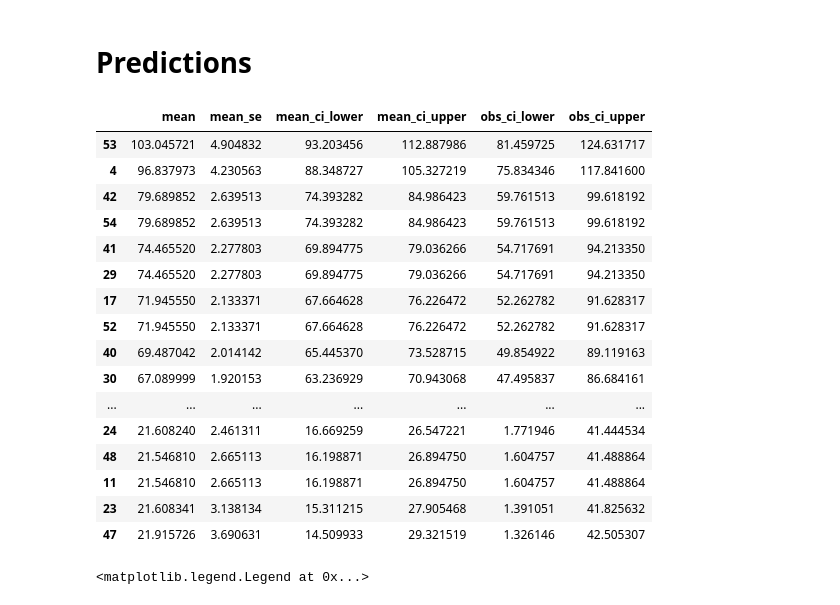
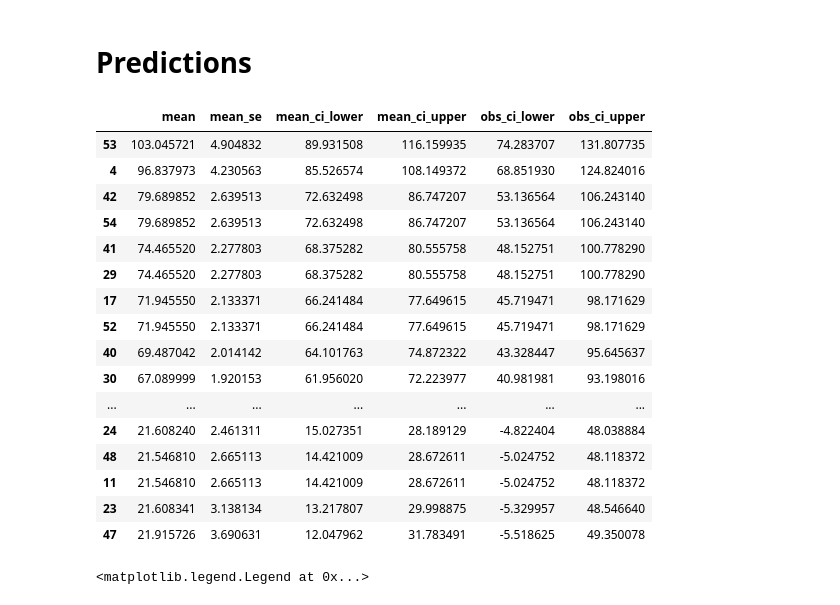
Before and after one commit to orie3120/orie3120-sp2020, a Jupyter notebook: demos/collinearity.ipynb, the cells around one changed output. Cells and saved outputs as stored; diff of their text form; code cells hidden in the pictures.

```diff
--- a/demos/collinearity.ipynb
+++ b/demos/collinearity.ipynb
@@ -328,25 +328,25 @@ Y, X = dmatrices('usage ~ 1 + temperature + np.power(temperature, 2)', data=usag
 model = sm.OLS(Y, X).fit()
 # %%
 predictions = model.get_prediction(X)
-predictions.summary_frame(alpha=0.05) # alpha=0.05 -> 95% confidence interval
+predictions.summary_frame(alpha=0.01) # alpha=0.05 -> 95% confidence interval
 # %% [output]
 |  | mean | mean_se | mean_ci_lower | mean_ci_upper | obs_ci_lower | obs_ci_upper |
-| 53 | 103.045721 | 4.904832 | 93.203456 | 112.887986 | 81.459725 | 124.631717 |
-| 4 | 96.837973 | 4.230563 | 88.348727 | 105.327219 | 75.834346 | 117.841600 |
-| 42 | 79.689852 | 2.639513 | 74.393282 | 84.986423 | 59.761513 | 99.618192 |
-| 54 | 79.689852 | 2.639513 | 74.393282 | 84.986423 | 59.761513 | 99.618192 |
-| 41 | 74.465520 | 2.277803 | 69.894775 | 79.036266 | 54.717691 | 94.213350 |
-| 29 | 74.465520 | 2.277803 | 69.894775 | 79.036266 | 54.717691 | 94.213350 |
-| 17 | 71.945550 | 2.133371 | 67.664628 | 76.226472 | 52.262782 | 91.628317 |
-| 52 | 71.945550 | 2.133371 | 67.664628 | 76.226472 | 52.262782 | 91.628317 |
-| 40 | 69.487042 | 2.014142 | 65.445370 | 73.528715 | 49.854922 | 89.119163 |
-| 30 | 67.089999 | 1.920153 | 63.236929 | 70.943068 | 47.495837 | 86.684161 |
+| 53 | 103.045721 | 4.904832 | 89.931508 | 116.159935 | 74.283707 | 131.807735 |
+| 4 | 96.837973 | 4.230563 | 85.526574 | 108.149372 | 68.851930 | 124.824016 |
+| 42 | 79.689852 | 2.639513 | 72.632498 | 86.747207 | 53.136564 | 106.243140 |
+| 54 | 79.689852 | 2.639513 | 72.632498 | 86.747207 | 53.136564 | 106.243140 |
+| 41 | 74.465520 | 2.277803 | 68.375282 | 80.555758 | 48.152751 | 100.778290 |
+| 29 | 74.465520 | 2.277803 | 68.375282 | 80.555758 | 48.152751 | 100.778290 |
+| 17 | 71.945550 | 2.133371 | 66.241484 | 77.649615 | 45.719471 | 98.171629 |
+| 52 | 71.945550 | 2.133371 | 66.241484 | 77.649615 | 45.719471 | 98.171629 |
+| 40 | 69.487042 | 2.014142 | 64.101763 | 74.872322 | 43.328447 | 95.645637 |
+| 30 | 67.089999 | 1.920153 | 61.956020 | 72.223977 | 40.981981 | 93.198016 |
 | ... | ... | ... | ... | ... | ... | ... |
-| 24 | 21.608240 | 2.461311 | 16.669259 | 26.547221 | 1.771946 | 41.444534 |
-| 48 | 21.546810 | 2.665113 | 16.198871 | 26.894750 | 1.604757 | 41.488864 |
-| 11 | 21.546810 | 2.665113 | 16.198871 | 26.894750 | 1.604757 | 41.488864 |
-| 23 | 21.608341 | 3.138134 | 15.311215 | 27.905468 | 1.391051 | 41.825632 |
-| 47 | 21.915726 | 3.690631 | 14.509933 | 29.321519 | 1.326146 | 42.505307 |
+| 24 | 21.608240 | 2.461311 | 15.027351 | 28.189129 | -4.822404 | 48.038884 |
+| 48 | 21.546810 | 2.665113 | 14.421009 | 28.672611 | -5.024752 | 48.118372 |
+| 11 | 21.546810 | 2.665113 | 14.421009 | 28.672611 | -5.024752 | 48.118372 |
+| 23 | 21.608341 | 3.138134 | 13.217807 | 29.998875 | -5.329957 | 48.546640 |
+| 47 | 21.915726 | 3.690631 | 12.047962 | 31.783491 | -5.518625 | 49.350078 |
 # %%
 # plot confidence intervals
 CI = predictions.conf_int(alpha=.05)
```
Also changed, not shown: parts of 9 cells of this notebook, 2 other files.
